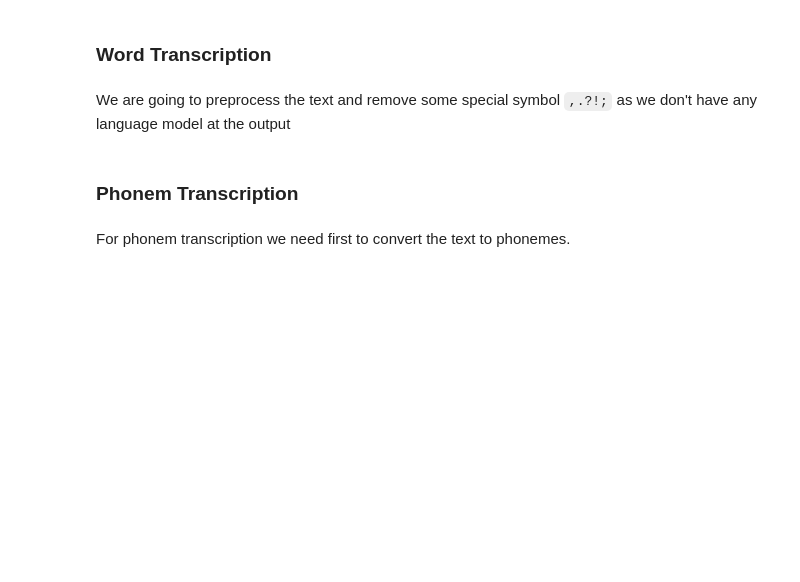
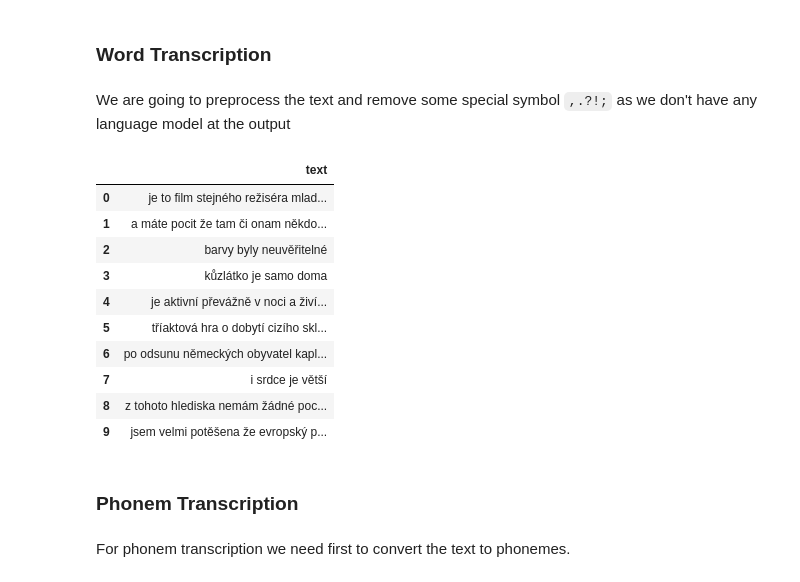
Before and after one commit to omarsou/wav2vec_xlsr_cv_exp, a Jupyter notebook: notebook_template.ipynb, the cells around one changed output. Saved outputs shown, nothing was run; the diff lists cells and outputs as text; code cells hidden in the pictures; blank space fills up the shorter version.

```diff
--- a/notebook_template.ipynb
+++ b/notebook_template.ipynb
@@ -104,10 +138,23 @@ Now, it depends on what we want to evaluate, if we want to evaluate the phonem t
 We are going to preprocess the text and remove some special symbol `,.?!;` as we don't have any language model at the output
 # %%
 chars_to_ignore_regex = '[\,\?\.\!\-\;\:\"\“\%\‘\”\�\—\…\–\«\»]' # You can modify or add things here
-common_voice = common_voice.map(remove_special_characters, remove_columns=["sentence"])
-common_voice_test = common_voice_test.map(remove_special_characters, remove_columns=["sentence"])
+preprocess = Preprocess(chars_to_ignore_regex)
+common_voice = common_voice.map(preprocess.remove_special_characters, remove_columns=["sentence"])
+common_voice_test = common_voice_test.map(preprocess.remove_special_characters, remove_columns=["sentence"])
 # %%
-show_random_elements(common_voice.remove_columns(['path']), num_examples=20)
+show_random_elements(common_voice.remove_columns(['path']), num_examples=10)
+# %% [output]
+|  | text |
+| 0 | je to film stejného režiséra mlad... |
+| 1 | a máte pocit že tam či onam někdo... |
+| 2 | barvy byly neuvěřitelné |
+| 3 | kůzlátko je samo doma |
+| 4 | je aktivní převážně v noci a živí... |
+| 5 | tříaktová hra o dobytí cizího skl... |
+| 6 | po odsunu německých obyvatel kapl... |
+| 7 | i srdce je větší |
+| 8 | z tohoto hlediska nemám žádné poc... |
+| 9 | jsem velmi potěšena že evropský p... |
 # %% [markdown]
 ### Phonem Transcription
 # %% [markdown]
```
Also changed, not shown: parts of 25 cells of this notebook, 5 other files.
